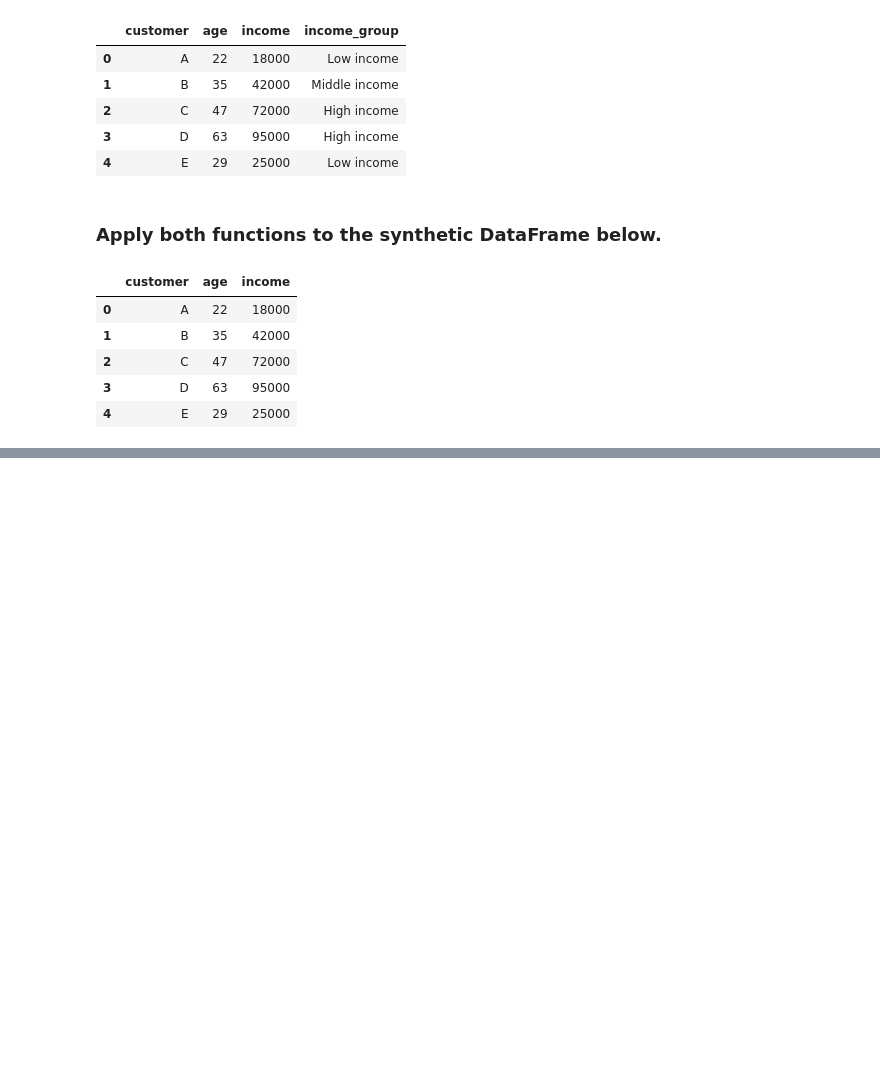
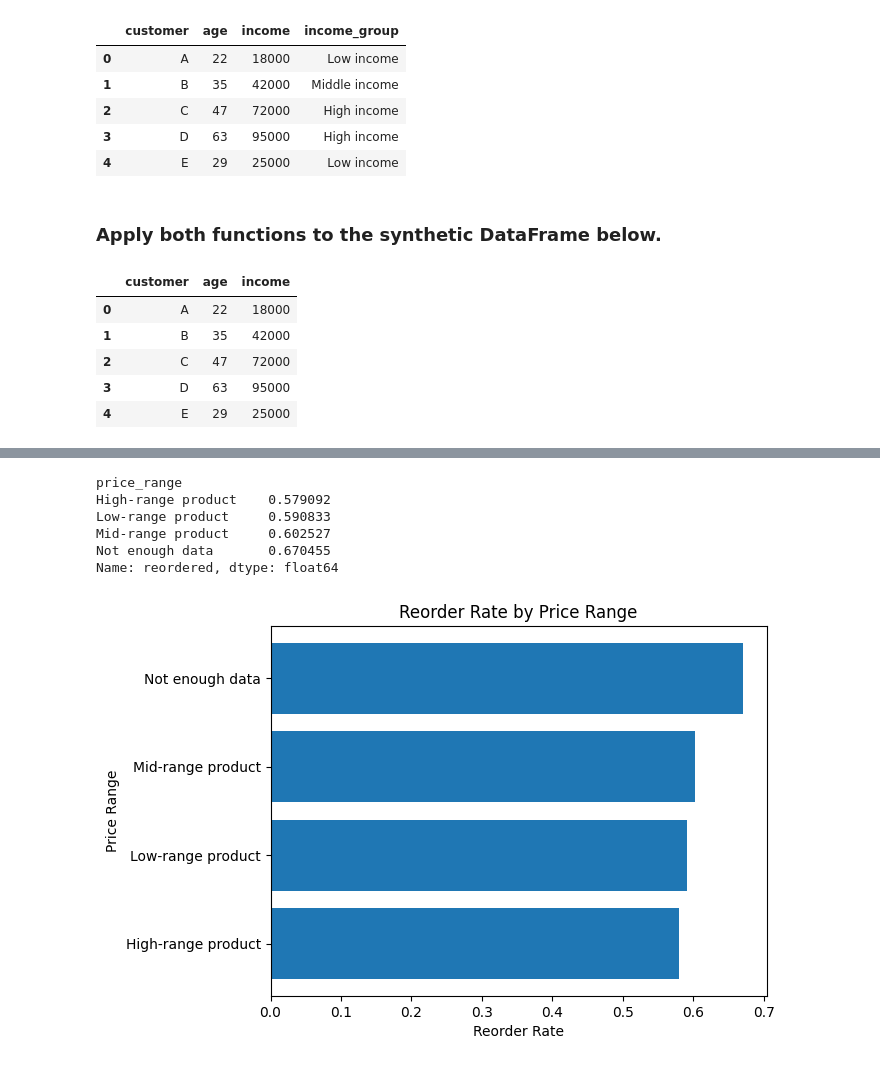
Before and after one commit to nnaneas/data-analytics-with-python, a Jupyter notebook: notebook/07_instacart_analysis.ipynb, the cells around one changed output, grey strips where cells are left out. Drawn from its saved outputs; the diff is of its cells as text; code cells hidden in the pictures; blank space fills up the shorter version.

```diff
--- a/notebook/07_instacart_analysis.ipynb
+++ b/notebook/07_instacart_analysis.ipynb
@@ -251,0 +392,32 @@ df_customers_dummy
+# %%
+reorder_by_price_range = (
+    df_instacart
+    .groupby("price_range")["reordered"]
+    .mean()
+    .sort_values()
+)
+
+reorder_by_price_range
+# %% [output]
+price_range
+High-range product    0.579092
+Low-range product     0.590833
+Mid-range product     0.602527
+Not enough data       0.670455
+Name: reordered, dtype: float64
+# %%
+reorder_by_price_range = (
+    df_instacart
+    .groupby("price_range")["reordered"]
+    .mean()
+    .sort_values()
+)
+
+plt.figure()
+plt.barh(reorder_by_price_range.index, reorder_by_price_range.values)
+plt.title("Reorder Rate by Price Range")
+plt.xlabel("Reorder Rate")
+plt.ylabel("Price Range")
+plt.show()
+# %% [output]
+[figure, added]
```
Also changed, not shown: parts of 17 cells of this notebook.
